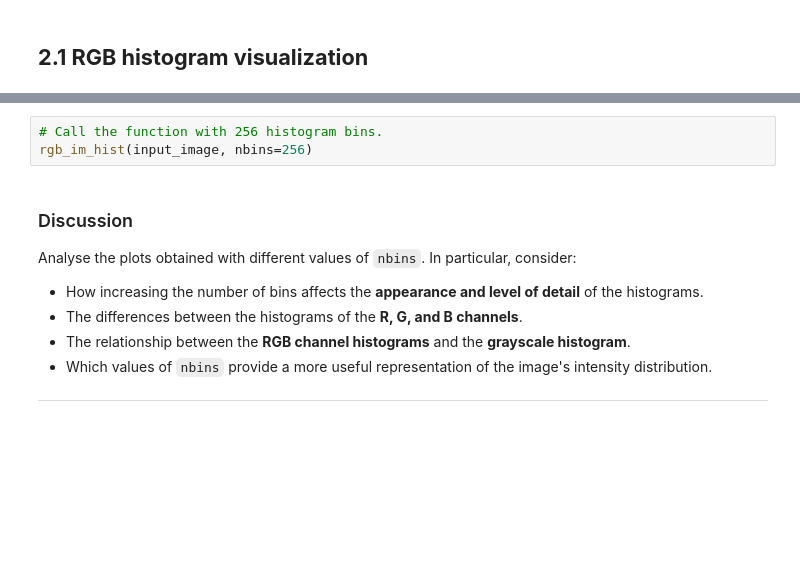
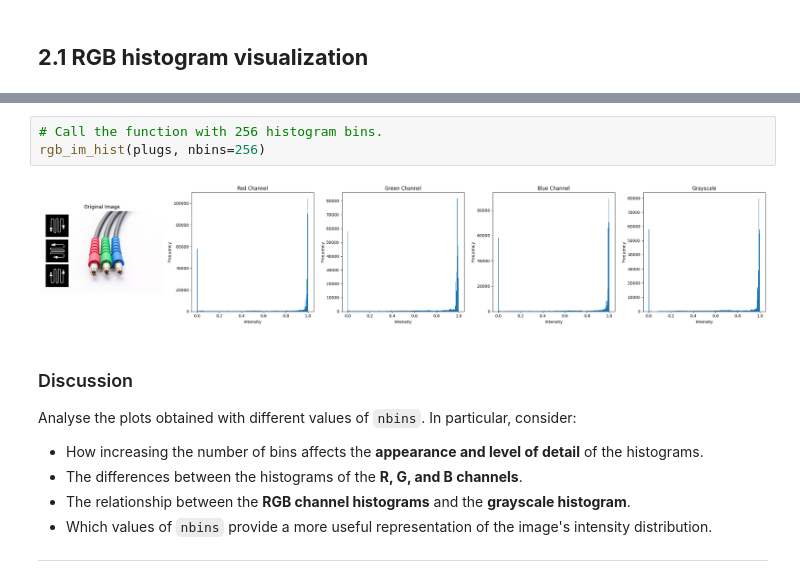
Before and after one commit to TonMartin777/Artificial-Vision, a Jupyter notebook: P2/p2_material/2026_ComputerVision_P2.ipynb, the cells around one changed output, grey strips where cells are left out. Cells and saved outputs as stored; diff of their text form; blank space fills up the shorter version.

```diff
--- a/P2/p2_material/2026_ComputerVision_P2.ipynb
+++ b/P2/p2_material/2026_ComputerVision_P2.ipynb
@@ -78,6 +140,8 @@ rgb_im_hist(input_image, nbins=128)
 # %%
 # Call the function with 256 histogram bins.
-rgb_im_hist(input_image, nbins=256)
+rgb_im_hist(plugs, nbins=256)
+# %% [output]
+[figure, added]
 # %% [markdown]
 ### Discussion
 
```
Also changed, not shown: parts of 12 cells of this notebook, 1 other file.
